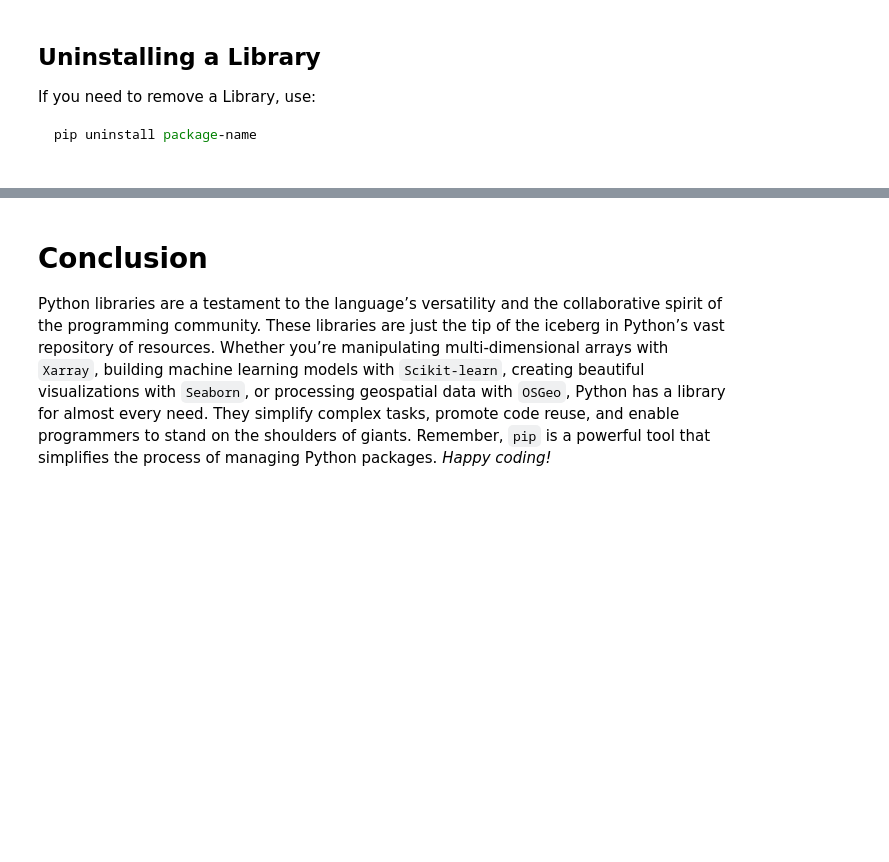
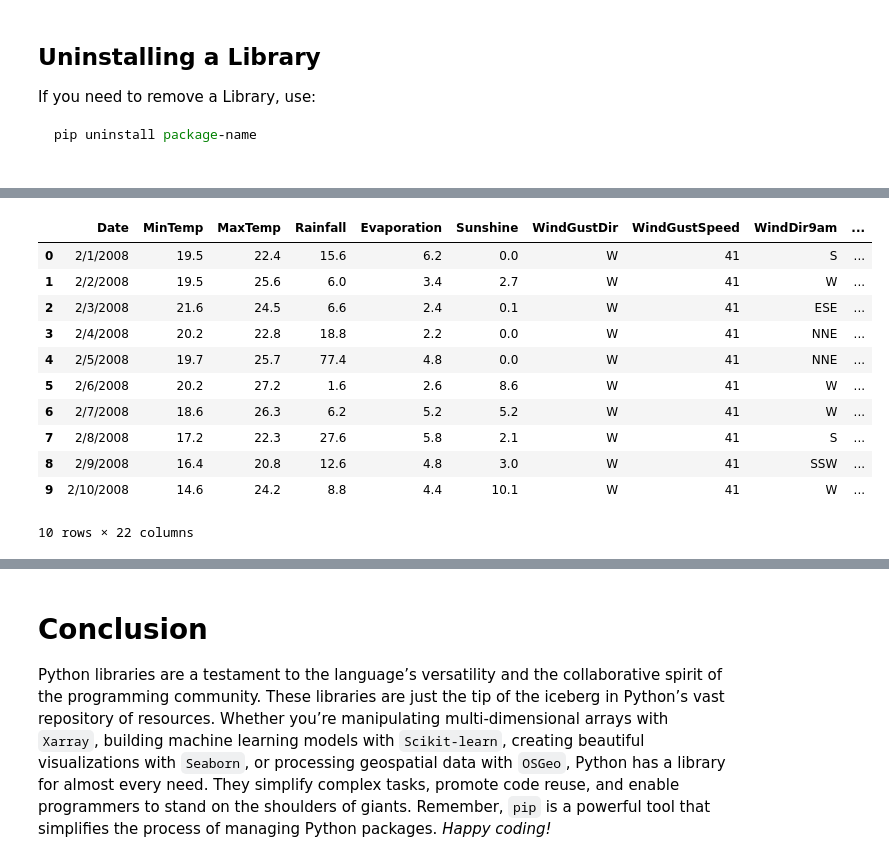
Before and after one commit to aradfarahani/KhUAdvanceGeoML, a Jupyter notebook: W2.ipynb, the cells around one changed output, grey strips where cells are left out. Drawn from its saved outputs; the diff is of its cells as text; code cells hidden in the pictures; blank space fills up the shorter version.

```diff
--- a/W2.ipynb
+++ b/W2.ipynb
@@ -86,0 +136,15 @@ pip uninstall xarray
+# %%
+df.head(10)
+# %% [output]
+|  | Date | MinTemp | MaxTemp | Rainfall | Evaporation | Sunshine | WindGustDir | WindGustSpeed | WindDir9am | ... |
+| 0 | 2/1/2008 | 19.5 | 22.4 | 15.6 | 6.2 | 0.0 | W | 41 | S | ... |
+| 1 | 2/2/2008 | 19.5 | 25.6 | 6.0 | 3.4 | 2.7 | W | 41 | W | ... |
+| 2 | 2/3/2008 | 21.6 | 24.5 | 6.6 | 2.4 | 0.1 | W | 41 | ESE | ... |
+| 3 | 2/4/2008 | 20.2 | 22.8 | 18.8 | 2.2 | 0.0 | W | 41 | NNE | ... |
+| 4 | 2/5/2008 | 19.7 | 25.7 | 77.4 | 4.8 | 0.0 | W | 41 | NNE | ... |
+| 5 | 2/6/2008 | 20.2 | 27.2 | 1.6 | 2.6 | 8.6 | W | 41 | W | ... |
+| 6 | 2/7/2008 | 18.6 | 26.3 | 6.2 | 5.2 | 5.2 | W | 41 | W | ... |
+| 7 | 2/8/2008 | 17.2 | 22.3 | 27.6 | 5.8 | 2.1 | W | 41 | S | ... |
+| 8 | 2/9/2008 | 16.4 | 20.8 | 12.6 | 4.8 | 3.0 | W | 41 | SSW | ... |
+| 9 | 2/10/2008 | 14.6 | 24.2 | 8.8 | 4.4 | 10.1 | W | 41 | W | ... |
+10 rows × 22 columns
```
Also changed, not shown: parts of 32 cells of this notebook, 3 other files.
